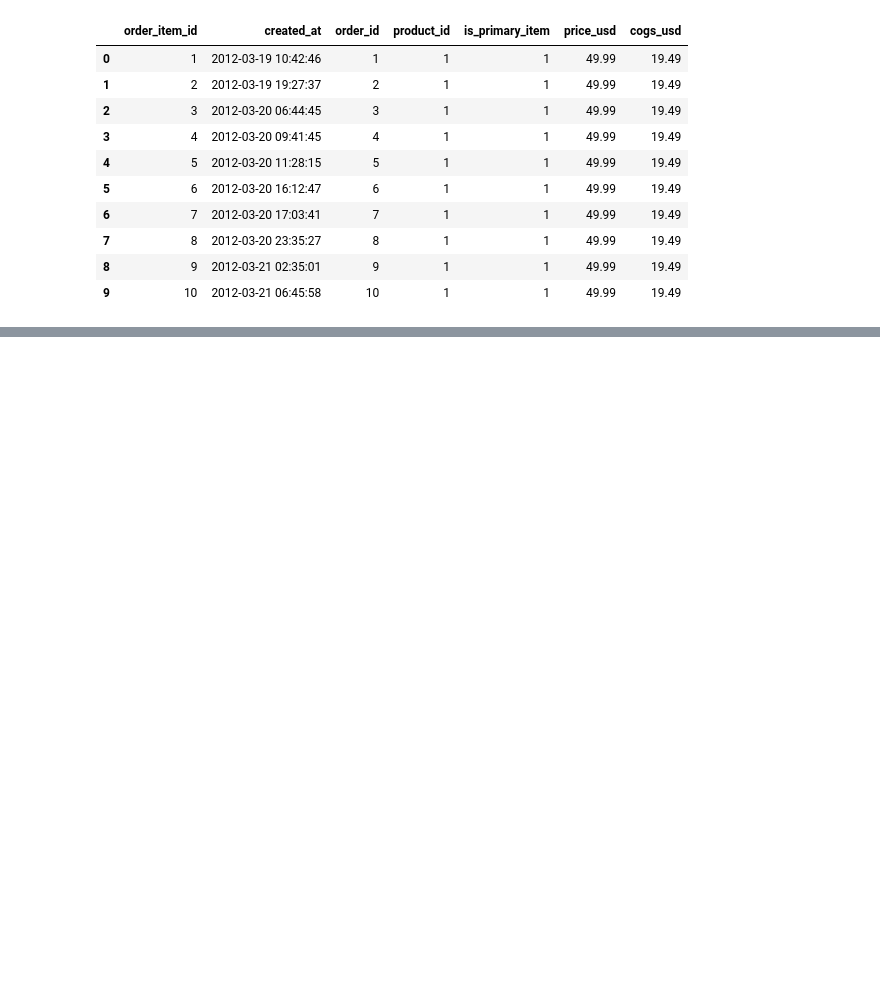
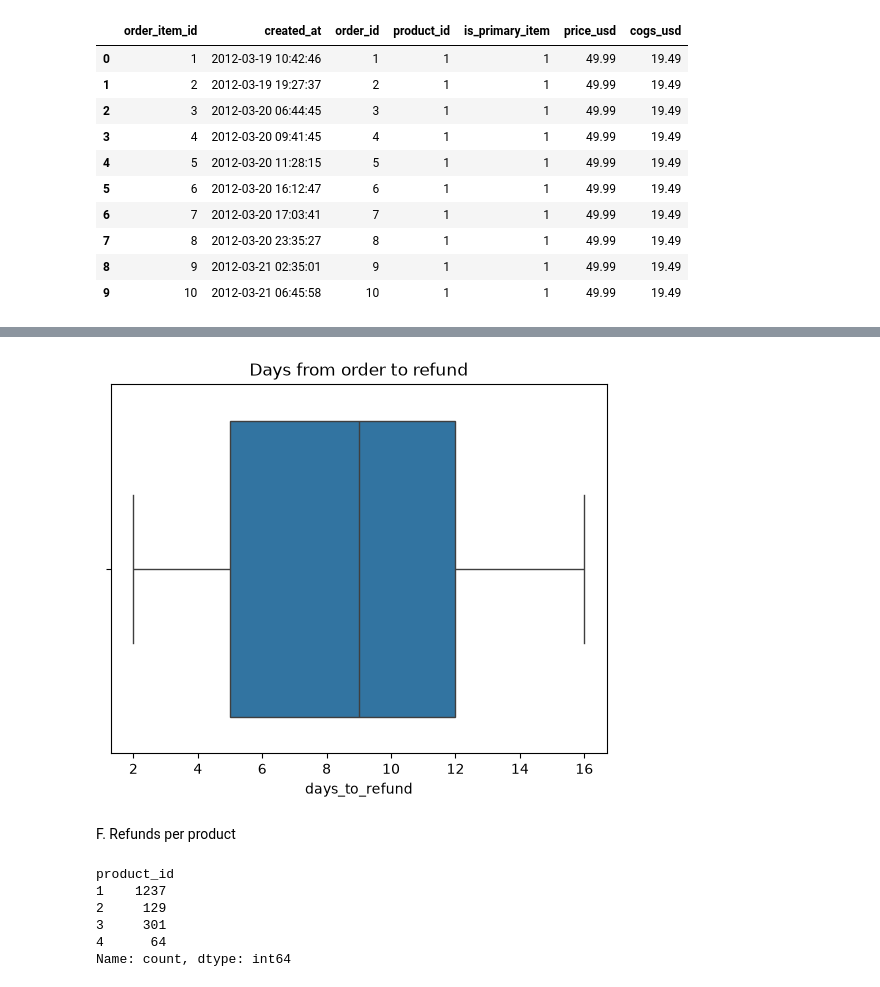
Before and after one commit to sunitapalubanjar/product-expansion-profitability, a Jupyter notebook: notebooks/01_data_profiling.ipynb, the cells around one changed output, grey strips where cells are left out. Cells and saved outputs as stored; diff of their text form; code cells hidden in the pictures; blank space fills up the shorter version.

```diff
--- a/notebooks/01_data_profiling.ipynb
+++ b/notebooks/01_data_profiling.ipynb
@@ -633,0 +911,7 @@ items.head(10)
+# %%
+# Join each refund with its order item to compare them
+ref_check = refunds.merge(items[["order_item_id", "order_id", "product_id", "price_usd", "created_at"]],
+                          on="order_item_id", suffixes=("_refund", "_item"))
+
+# The order_id in the refund should match the item's order_id (0 = good)
+print((ref_check["order_id_refund"] != ref_check["order_id_item"]).sum())
@@ -633,0 +933,9 @@ items.head(10)
+# %%
+# Days between the order and the refund
+ref_check["days_to_refund"] = (pd.to_datetime(ref_check["created_at_refund"])
+                               - pd.to_datetime(ref_check["created_at_item"])).dt.days
+
+# Refund before the order? (0 = good)
+print((ref_check["days_to_refund"] < 0).sum())
+
+ref_check["days_to_refund"].describe()
@@ -633,0 +953,19 @@ items.head(10)
+# %%
+# Box plot of days to refund (outliers?)
+sns.boxplot(x=ref_check["days_to_refund"])
+plt.title("Days from order to refund")
+plt.show()
+# %% [output]
+[figure, added]
+# %% [markdown]
+F. Refunds per product
+# %%
+# Number of refunds per product
+ref_check["product_id"].value_counts().sort_index()
+# %% [output]
+product_id
+1    1237
+2     129
+3     301
+4      64
+Name: count, dtype: int64
```
Also changed, not shown: parts of 47 cells of this notebook, 2 other files.
